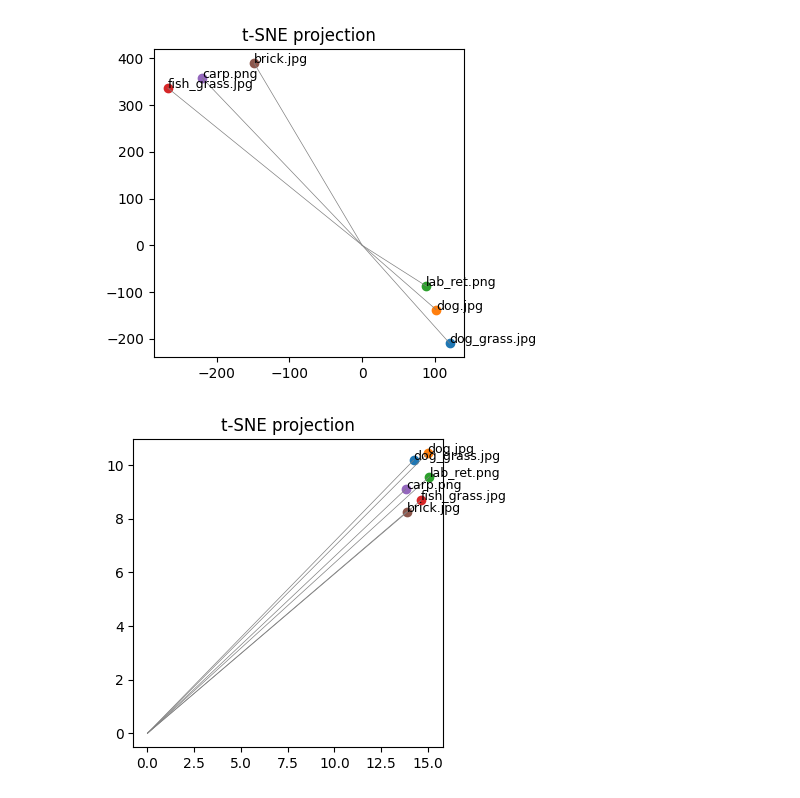
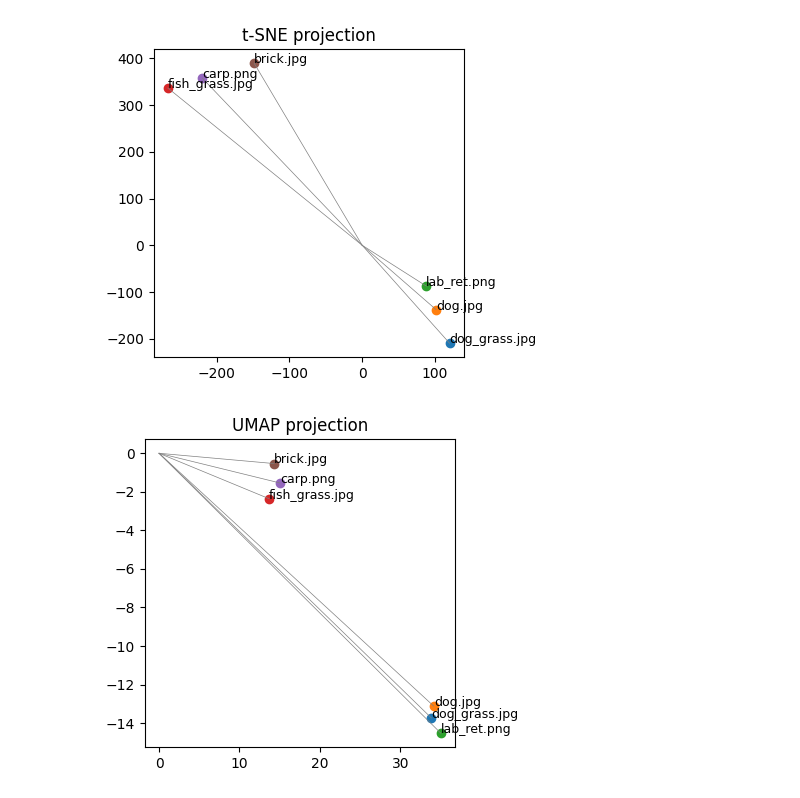
Before and after one commit to romenlaw/llm_playground, a Jupyter notebook: emb_playground.ipynb, the cells around one changed output. Drawn from its saved outputs; the diff is of its cells as text; code cells hidden in the pictures.

```diff
--- a/emb_playground.ipynb
+++ b/emb_playground.ipynb
@@ -164,17 +164,18 @@ plt.show()
 # %%
 import umap
 
-X_umap = umap.UMAP(n_components=2, random_state=42).fit_transform(embs)
+X_umap = umap.UMAP(n_components=3, n_neighbors=2, min_dist=1,
+                   random_state=42).fit_transform(embs)
 
 plt.figure(figsize=(4,4))
 
 for i, label in enumerate(files):
     x, y = X_umap[i,0], X_umap[i,1]
     plt.scatter(x, y)
     plt.text(x+0.01, y+0.01, label, fontsize=9)
     plt.plot([0, x], [0, y], color='gray', linestyle='-', linewidth=0.5)
 
-plt.title('t-SNE projection')
+plt.title('UMAP projection')
 plt.show()
 # %% [output]
-[figure, old version]
+[figure, new version]
```
